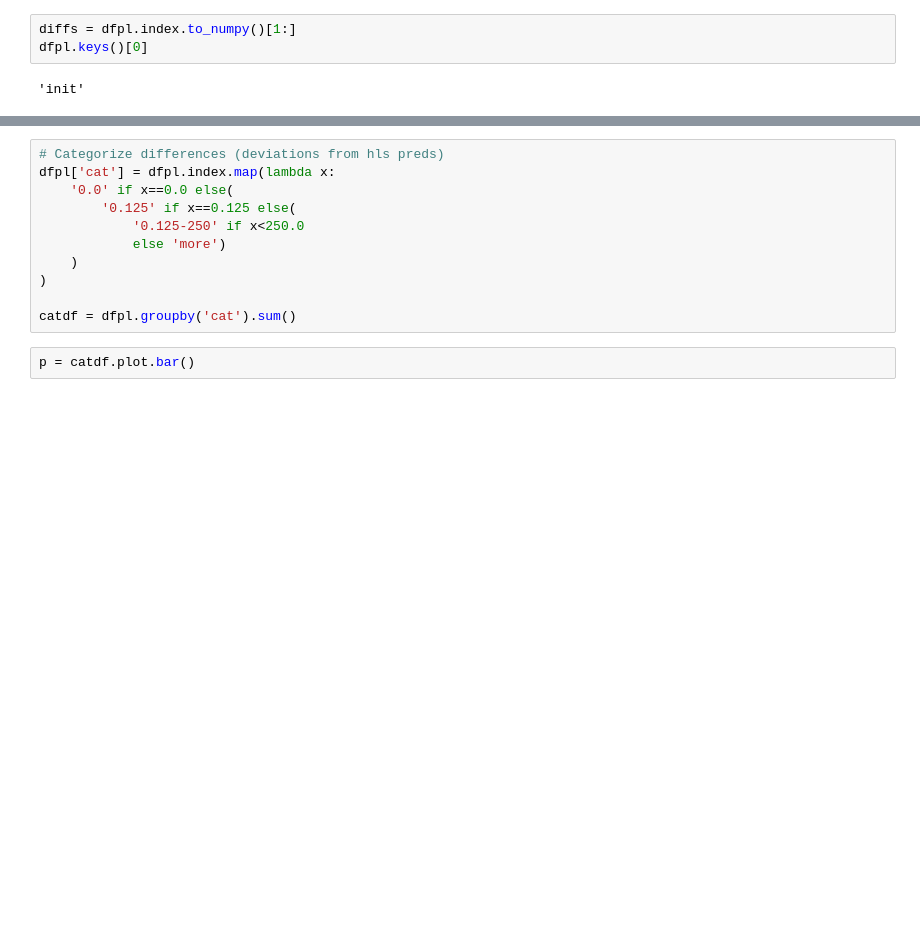
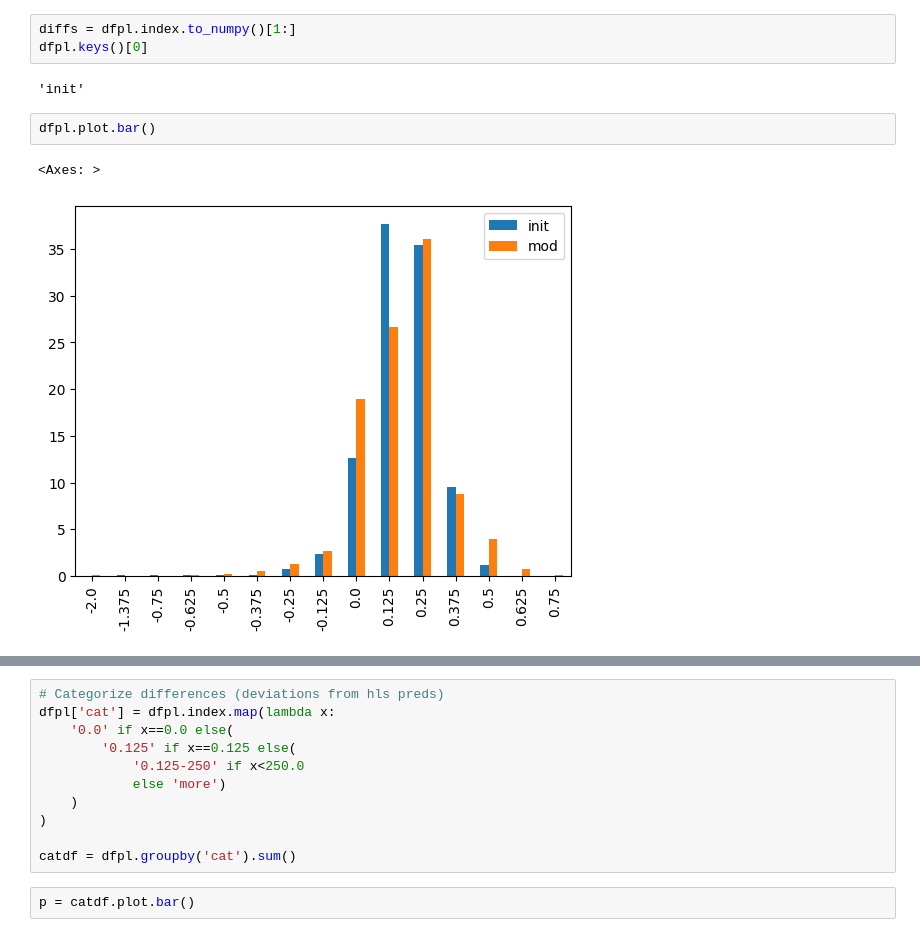
Before and after one commit to pawelsajdak/project_CERN, a Jupyter notebook: book4.ipynb, the cells around one changed output, grey strips where cells are left out. Cells and saved outputs as stored; diff of their text form; blank space fills up the shorter version.

```diff
--- a/book4.ipynb
+++ b/book4.ipynb
@@ -105,6 +113,11 @@ diffs = dfpl.index.to_numpy()[1:]
 dfpl.keys()[0]
 # %% [output]
 'init'
+# %%
+dfpl.plot.bar()
+# %% [output]
+<Axes: >
+[figure, added]
 # %%
 fig, ax = plt.subplots(layout='constrained')
 width = 50.
```
Also changed, not shown: parts of 10 cells of this notebook, 2 other files.
